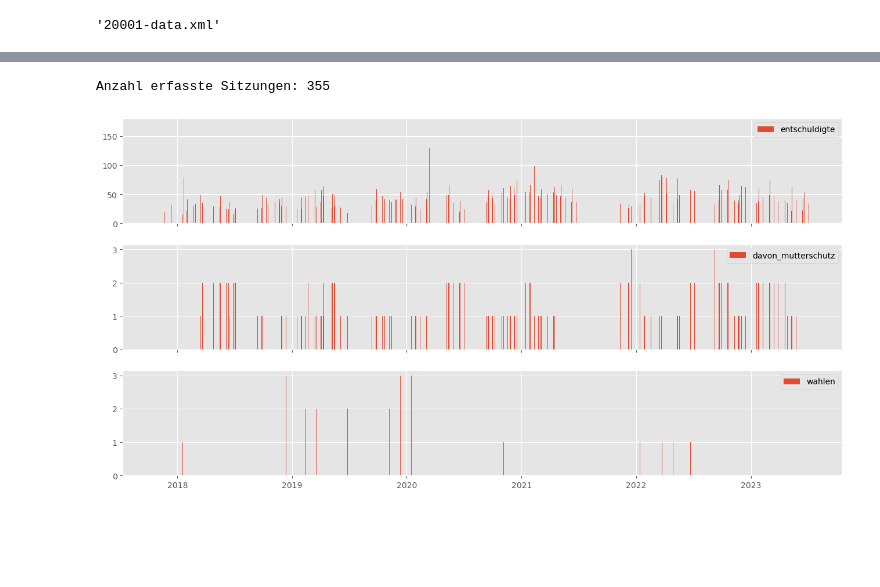
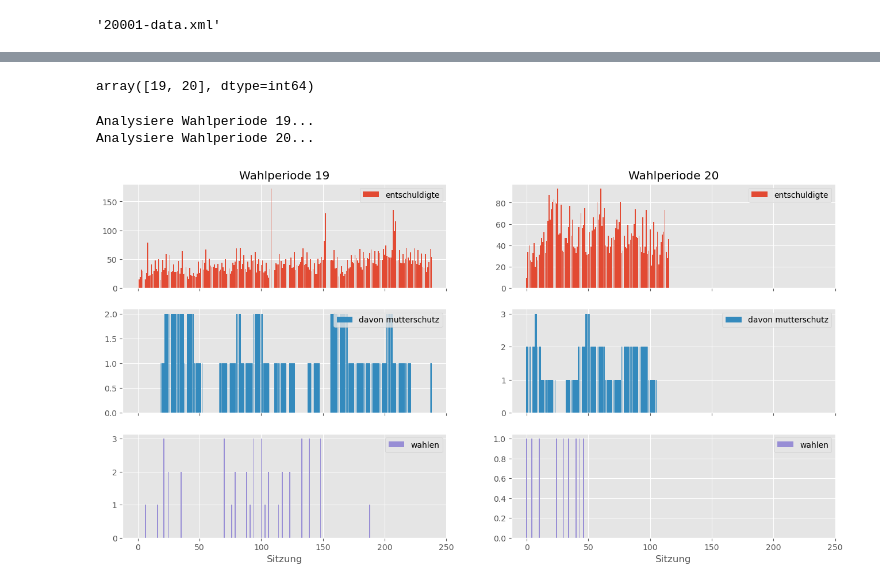
Before and after one commit to xTerradon/bundestag, a Jupyter notebook: main.ipynb, the cells around one changed output, grey strips where cells are left out. Drawn from its saved outputs; the diff is of its cells as text; code cells hidden in the pictures; blank space fills up the shorter version.

```diff
--- a/main.ipynb
+++ b/main.ipynb
@@ -90,12 +322,27 @@ df
-# %%
-print(f"Anzahl erfasste Sitzungen: {df.shape[0]}")
-
-
-fig, axs = plt.subplots(len(df.columns), 1, sharex=True)
-
-for i, col in enumerate(df.columns):
-    axs[i].bar(df.index, df[col], label=col)
-    axs[i].legend()
-# %% [output]
-Anzahl erfasste Sitzungen: 355
-[figure, removed]
+# %%
+wahlperioden = df.loc[:,("metadata","wahlperiode")].unique()
+wahlperioden
+# %% [output]
+array([19, 20], dtype=int64)
+# %%
+info = df.loc[:,df.columns.get_level_values(0) != "reden"]
+omitted_data = [("metadata","wahlperiode"), ("metadata","sitzungsnummer"), ("metadata","datum")]
+info = info.drop(columns=omitted_data)
+
+fig, axs = plt.subplots(len(info.columns), len(wahlperioden), sharex=True)
+
+for i_wahlperiode, wahlperiode in enumerate(wahlperioden):
+    print(f"Analysiere Wahlperiode {wahlperiode}...")
+    axs[0][i_wahlperiode].set_title(f"Wahlperiode {wahlperiode}")
+    axs[-1][i_wahlperiode].set_xlabel("Sitzung")
+    used_info = info[df.loc[:,("metadata","wahlperiode")] == wahlperiode]
+
+    linear_index = np.arange(used_info.shape[0])
+
+    for i_col, col in enumerate(used_info.columns):
+        axs[i_col][i_wahlperiode].bar(linear_index, used_info.loc[:,col], label=col[-1].replace("_"," "), color=plt.rcParams['axes.prop_cycle'].by_key()['color'][i_col])
+        axs[i_col][i_wahlperiode].legend()
+# %% [output]
+Analysiere Wahlperiode 19...
+Analysiere Wahlperiode 20...
+[figure, added]
```
Also changed, not shown: parts of 12 cells of this notebook, 1 other file.
